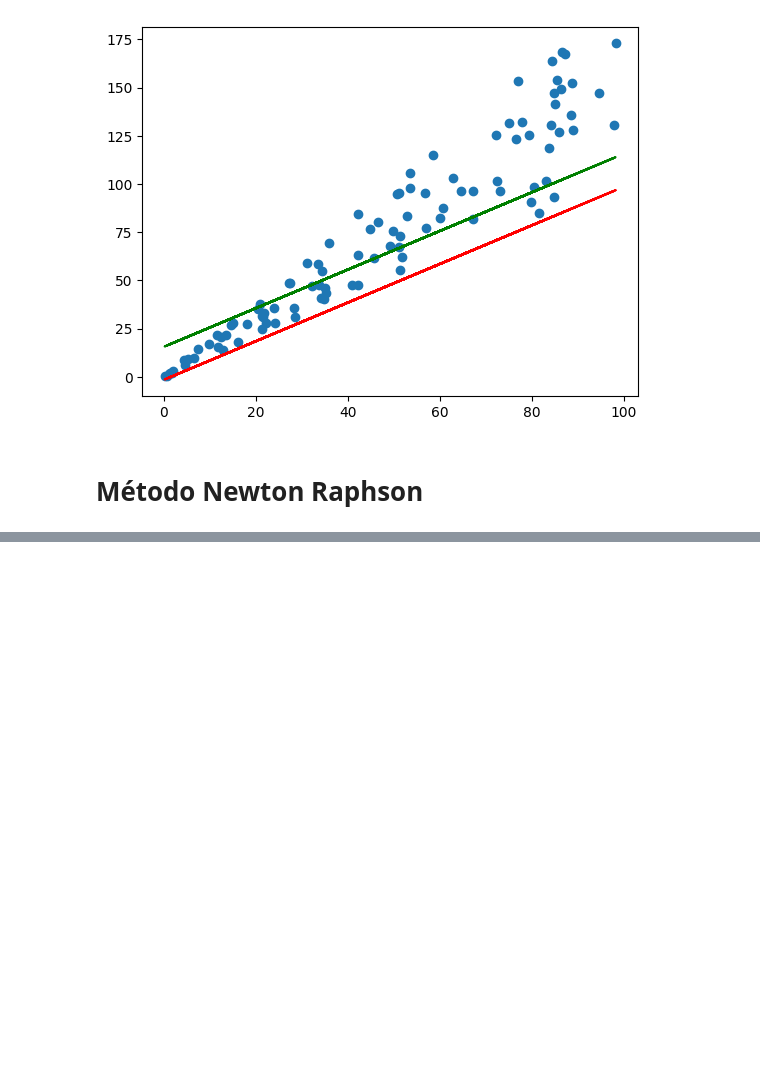
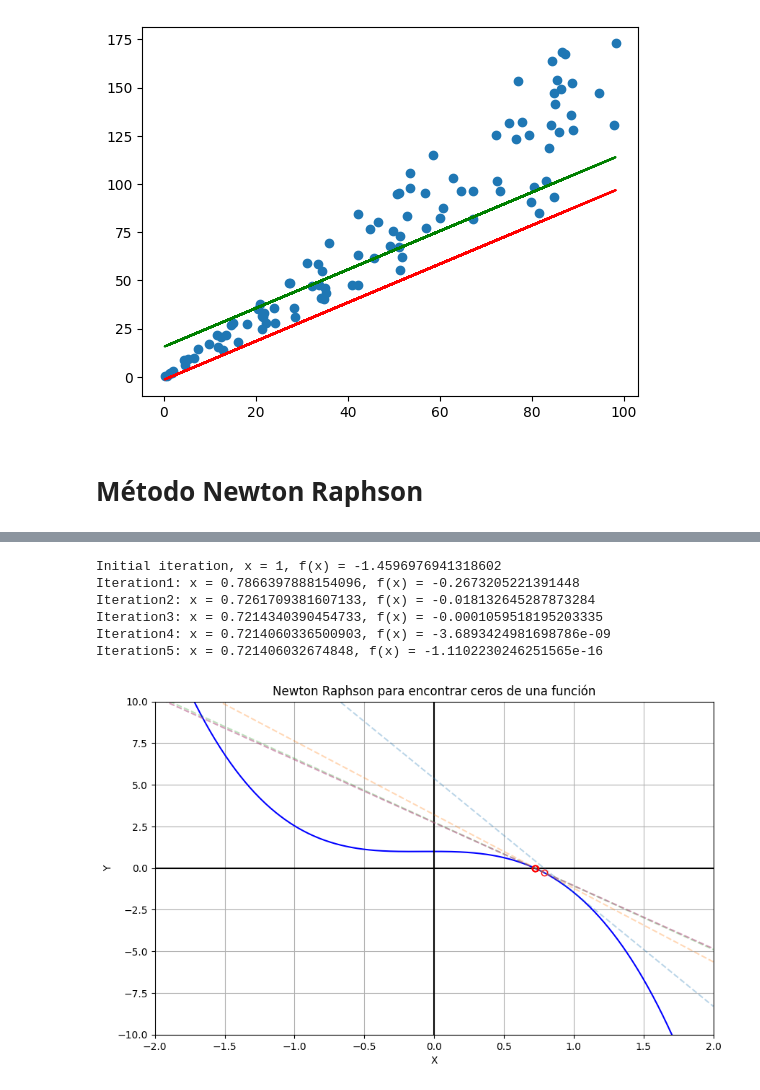
Before and after one commit to MAU143429/IA-Laboratorios, a Jupyter notebook: Investigación_IA.ipynb, the cells around one changed output, grey strips where cells are left out. Cells and saved outputs as stored; diff of their text form; code cells hidden in the pictures; blank space fills up the shorter version.

Commit message:
plotting zeros in same graph

```diff
--- a/Investigación_IA.ipynb
+++ b/Investigación_IA.ipynb
@@ -299,0 +234,65 @@ Iteración: 17 , X: [0.72140604] , f(x): [-3.45598806e-08]
+# %%
+import numpy as np
+import matplotlib.pyplot as plt
+
+# Define function to use, in this case f(x) = cos(x)-2x^3
+def f(x):
+    return np.cos(x) - 2*x**3
+
+# Define the derivative of f(x), in this case f'(x) = -sen(x)-6x^2
+def dfdx(x):
+    return -np.sin(x) - 6*x**2
+
+# Newton-Raphson Algorithm
+max_iter = 20  # Max iterations
+tol = 1E-15  # Tolerance
+i = 0  # Iteration counter
+x0 = 1  # Initial guess
+xi_1 = x0
+print('Initial iteration, x = ' + str(x0) + ', f(x) = ' + str(f(x0)))
+
+# Defining x and y for plotting
+x_plot = np.linspace(-2, 2, 1000)
+y_plot = f(x_plot)
+
+# Plot function
+fig = plt.figure(figsize=(10, 6))
+ax = fig.add_subplot(1, 1, 1)
+ax.plot(x_plot, y_plot, c='blue')
+plt.xlim([-2, 2])
+plt.ylim([-10, 10])
+plt.xlabel('X')
+plt.ylabel('Y')
+plt.grid()
+
+# Draw x and y axis
+ax.axhline(y=0, color='black')
+ax.axvline(x=0, color='black')
+
+# Newton-Raphson Algorithm until tolerance is satisfied or max iterations are reached
+while abs(f(xi_1)) > tol and i < max_iter:
+    i = i + 1
+    xi = xi_1 - f(xi_1) / dfdx(xi_1)  # Newton-Raphson equation
+    print('Iteration' + str(i) + ': x = ' + str(xi) + ', f(x) = ' + str(f(xi)))
+
+    # Plot Tangent Line
+    slope = dfdx(xi_1)
+    intercept = f(xi_1) - slope * xi_1
+    y_tangent = slope * x_plot + intercept
+    ax.plot(x_plot, y_tangent, linestyle='--', alpha=0.3)
+
+    # Plot zero
+    ax.plot(xi, f(xi), c='red', marker='o', fillstyle='none')
+
+    xi_1 = xi
+
+plt.title('Newton Raphson para encontrar ceros de una función')
+plt.show()
+# %% [output]
+Initial iteration, x = 1, f(x) = -1.4596976941318602
+Iteration1: x = 0.7866397888154096, f(x) = -0.2673205221391448
+Iteration2: x = 0.7261709381607133, f(x) = -0.018132645287873284
+Iteration3: x = 0.7214340390454733, f(x) = -0.0001059518195203335
+Iteration4: x = 0.7214060336500903, f(x) = -3.6893424981698786e-09
+Iteration5: x = 0.721406032674848, f(x) = -1.1102230246251565e-16
+[figure, added]
```
Also changed, not shown: parts of 1 cell of this notebook.
